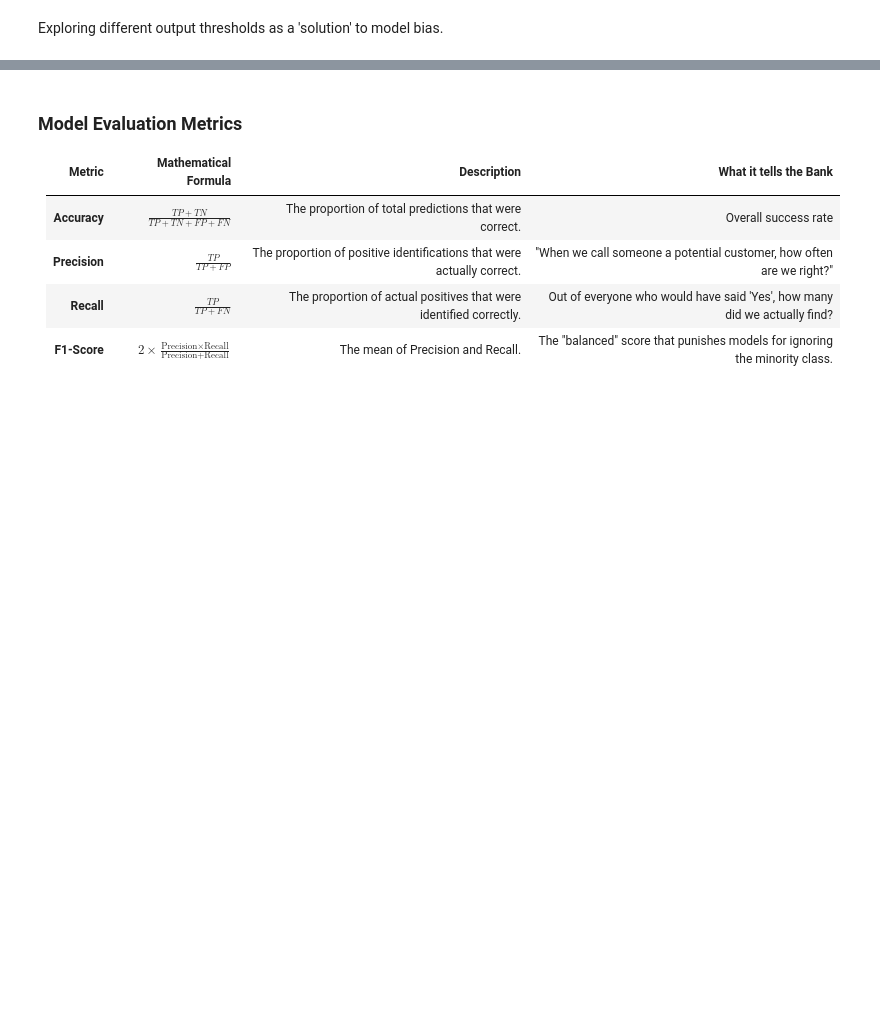
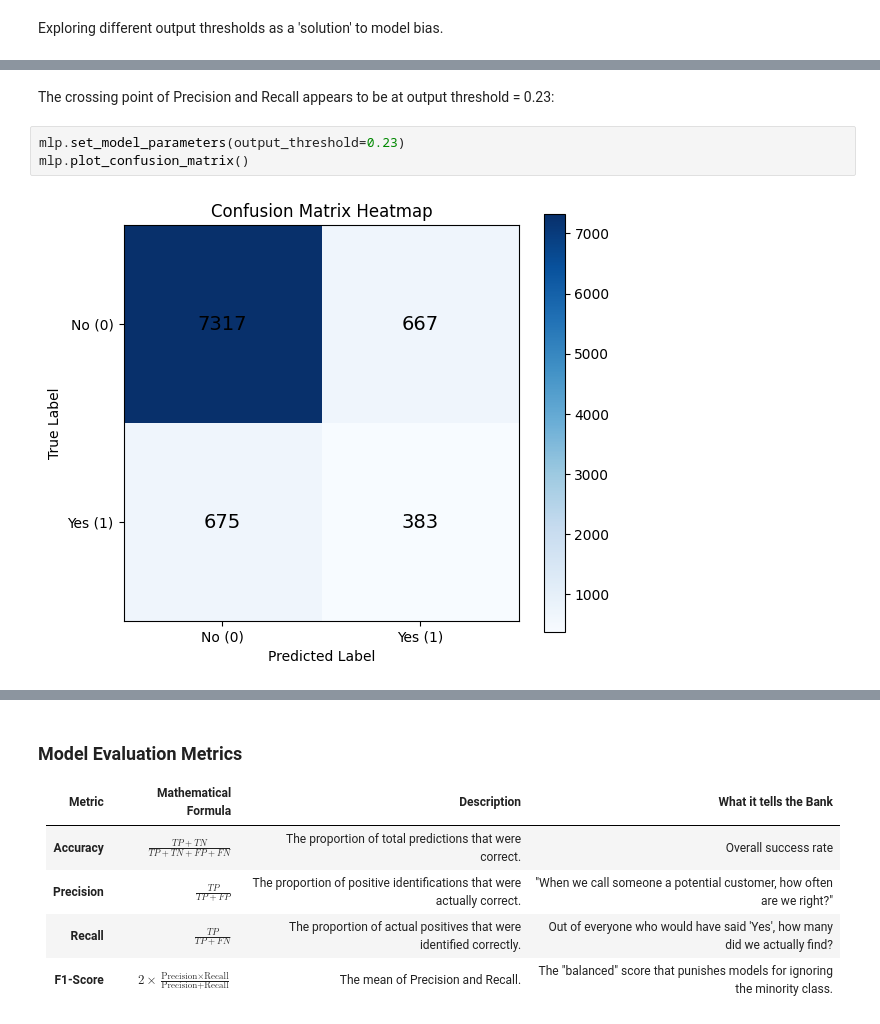
Before and after one commit to daemonchild/cardiffmet-dat6002-artificial-intelligence, a Jupyter notebook: assessment/part_2/2-From-Scratch-MLP.ipynb, the cells around one changed output, grey strips where cells are left out. Cells and saved outputs as stored; diff of their text form; blank space fills up the shorter version.

```diff
--- a/assessment/part_2/2-From-Scratch-MLP.ipynb
+++ b/assessment/part_2/2-From-Scratch-MLP.ipynb
@@ -701,3 +844,10 @@ plt.show()
+# %% [markdown]
+The crossing point of Precision and Recall appears to be at output threshold = 0.23:
+# %%
+mlp.set_model_parameters(output_threshold=0.23)
+mlp.plot_confusion_matrix()
+# %% [output]
+[figure, added]
 # %%
 mlp.get_report(mlp.X_np_test, mlp.y_np_test)
 # %% [output]
```
Also changed, not shown: parts of 23 cells of this notebook, 35 other files.
